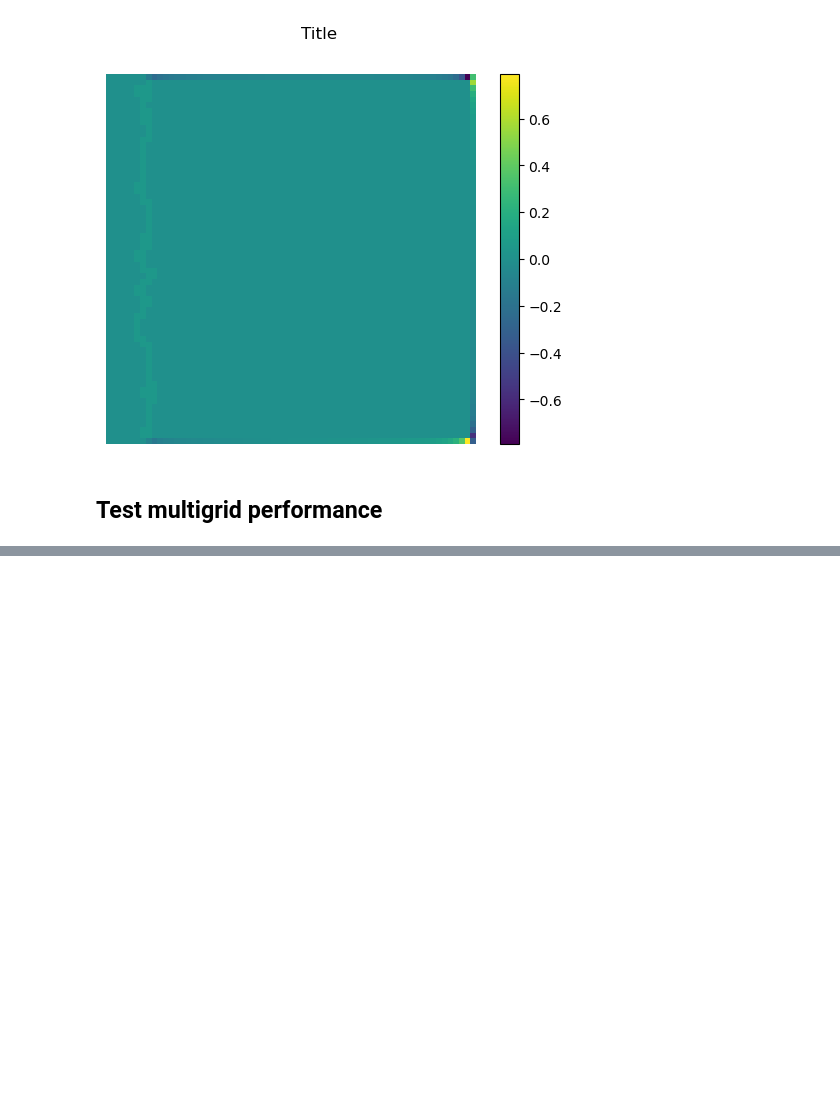
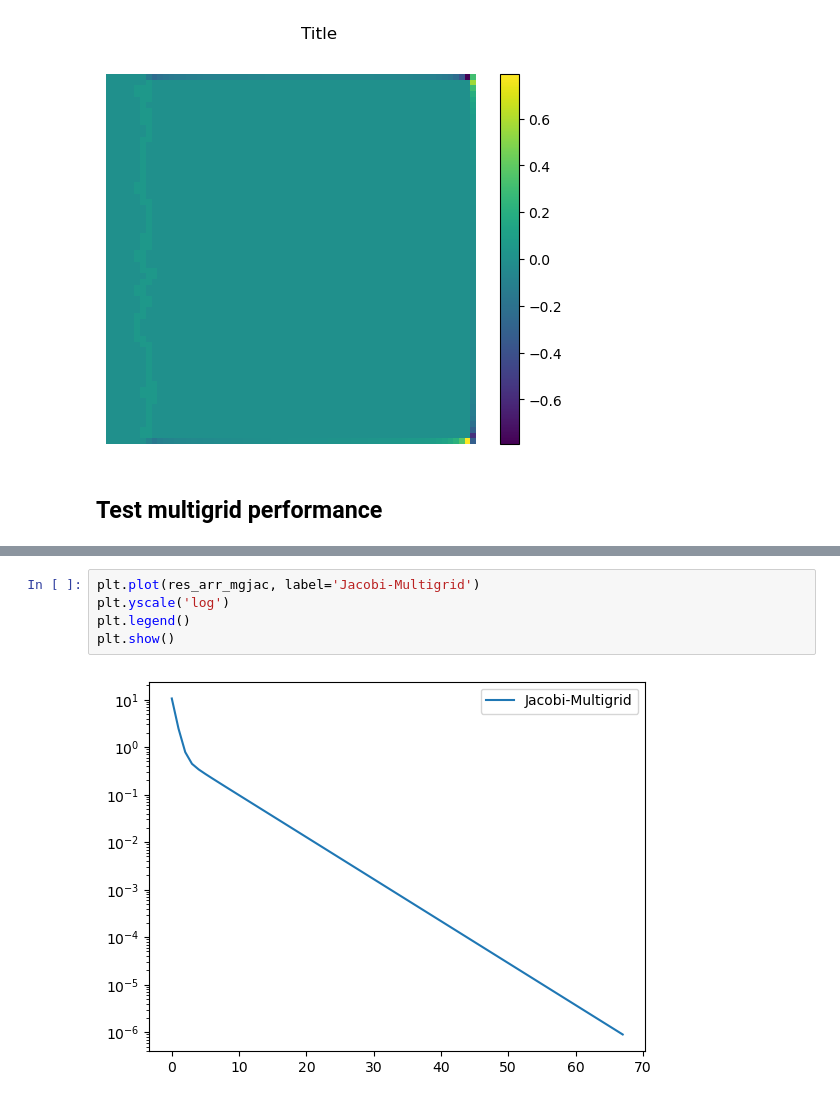
Before and after one commit to ymlasu/MFEA-Net, a Jupyter notebook: MFEANet_thermal_Ti64_test.ipynb, the cells around one changed output, grey strips where cells are left out. Drawn from its saved outputs; the diff is of its cells as text; blank space fills up the shorter version.

```diff
--- a/MFEANet_thermal_Ti64_test.ipynb
+++ b/MFEANet_thermal_Ti64_test.ipynb
@@ -526,3 +207,10 @@ TypeError: MultiGrid.__init__() missing 1 required positional argument: 'h'
+# %%
+plt.plot(res_arr_mgjac, label='Jacobi-Multigrid')
+plt.yscale('log')
+plt.legend()
+plt.show()
+# %% [output]
+[figure, added]
 # %%
 plt.plot(res_arr_mgjac, label='Jacobi-Multigrid')
 plt.plot(res_arr, label='Jacobi-Singlegrid')
```
Also changed, not shown: parts of 11 cells of this notebook, 6 other files.
